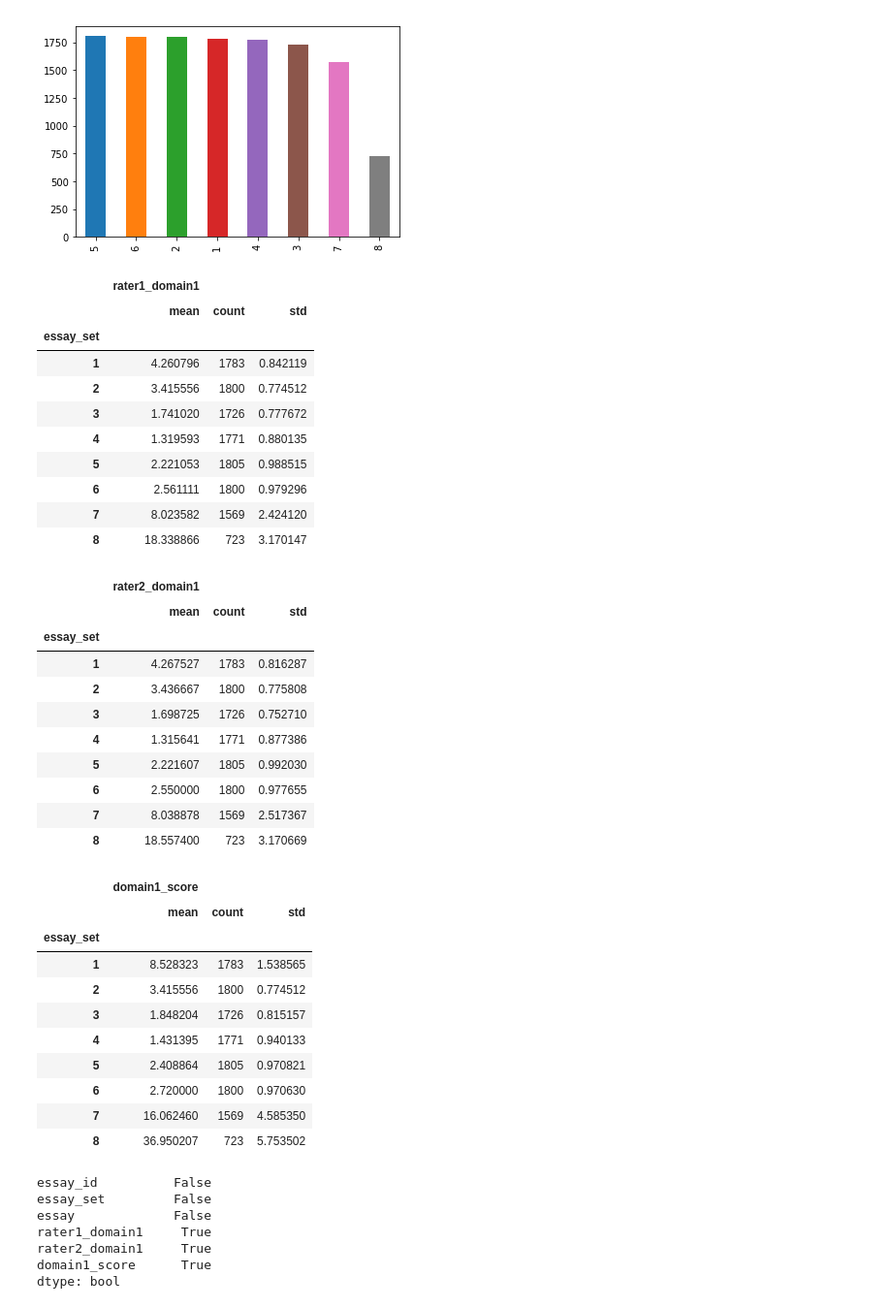
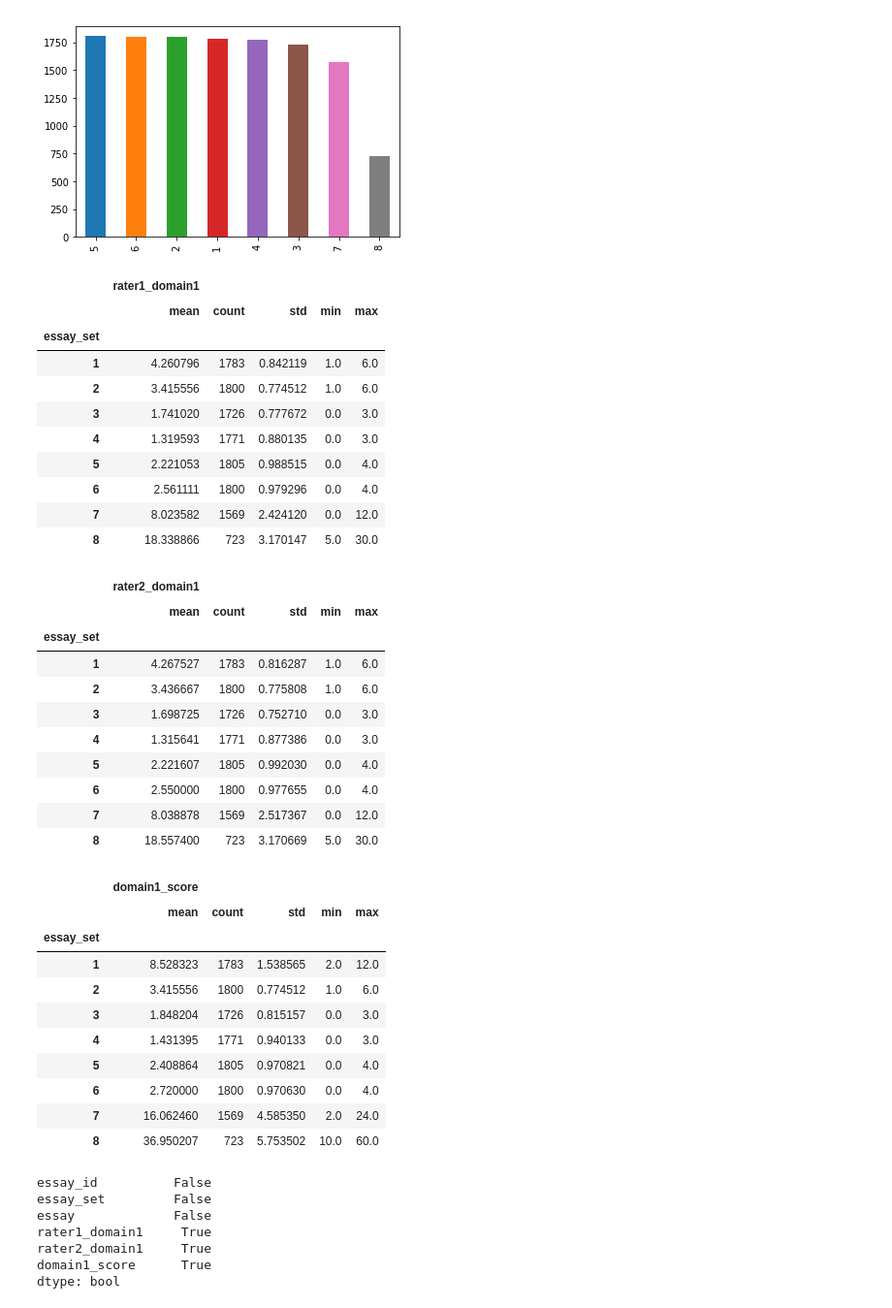
Before and after one commit to kunalrdeshmukh/Essay-Score-Prediction, a Jupyter notebook: Feature_Extraction.ipynb, the cells around one changed output. Shown: that part at 97% size. Cells and saved outputs as stored; diff of their text form; code cells hidden in the pictures.

```diff
--- a/Feature_Extraction.ipynb
+++ b/Feature_Extraction.ipynb
@@ -40,47 +40,47 @@ df['essay_set'].value_counts().plot(kind='bar')
 <matplotlib.axes._subplots.AxesSubplot at 0x...>
 [figure]
 # %%
-df[['essay_set','rater1_domain1']].groupby(['essay_set']).agg(['mean', 'count','std'])
+df[['essay_set','rater1_domain1']].groupby(['essay_set']).agg(['mean', 'count','std','min','max'])
 # %% [output]
-|  | rater1_domain1 |  |  |
-|  | mean | count | std |
-| essay_set |  |  |  |
-| 1 | 4.260796 | 1783 | 0.842119 |
-| 2 | 3.415556 | 1800 | 0.774512 |
-| 3 | 1.741020 | 1726 | 0.777672 |
-| 4 | 1.319593 | 1771 | 0.880135 |
-| 5 | 2.221053 | 1805 | 0.988515 |
-| 6 | 2.561111 | 1800 | 0.979296 |
-| 7 | 8.023582 | 1569 | 2.424120 |
-| 8 | 18.338866 | 723 | 3.170147 |
+|  | rater1_domain1 |  |  |  |  |
+|  | mean | count | std | min | max |
+| essay_set |  |  |  |  |  |
+| 1 | 4.260796 | 1783 | 0.842119 | 1.0 | 6.0 |
+| 2 | 3.415556 | 1800 | 0.774512 | 1.0 | 6.0 |
+| 3 | 1.741020 | 1726 | 0.777672 | 0.0 | 3.0 |
+| 4 | 1.319593 | 1771 | 0.880135 | 0.0 | 3.0 |
+| 5 | 2.221053 | 1805 | 0.988515 | 0.0 | 4.0 |
+| 6 | 2.561111 | 1800 | 0.979296 | 0.0 | 4.0 |
+| 7 | 8.023582 | 1569 | 2.424120 | 0.0 | 12.0 |
+| 8 | 18.338866 | 723 | 3.170147 | 5.0 | 30.0 |
 # %%
-df[['essay_set','rater2_domain1']].groupby(['essay_set']).agg(['mean', 'count','std'])
+df[['essay_set','rater2_domain1']].groupby(['essay_set']).agg(['mean', 'count','std','min','max'])
 # %% [output]
-|  | rater2_domain1 |  |  |
-|  | mean | count | std |
-| essay_set |  |  |  |
-| 1 | 4.267527 | 1783 | 0.816287 |
-| 2 | 3.436667 | 1800 | 0.775808 |
-| 3 | 1.698725 | 1726 | 0.752710 |
-| 4 | 1.315641 | 1771 | 0.877386 |
-| 5 | 2.221607 | 1805 | 0.992030 |
-| 6 | 2.550000 | 1800 | 0.977655 |
-| 7 | 8.038878 | 1569 | 2.517367 |
-| 8 | 18.557400 | 723 | 3.170669 |
+|  | rater2_domain1 |  |  |  |  |
+|  | mean | count | std | min | max |
+| essay_set |  |  |  |  |  |
+| 1 | 4.267527 | 1783 | 0.816287 | 1.0 | 6.0 |
+| 2 | 3.436667 | 1800 | 0.775808 | 1.0 | 6.0 |
+| 3 | 1.698725 | 1726 | 0.752710 | 0.0 | 3.0 |
+| 4 | 1.315641 | 1771 | 0.877386 | 0.0 | 3.0 |
+| 5 | 2.221607 | 1805 | 0.992030 | 0.0 | 4.0 |
+| 6 | 2.550000 | 1800 | 0.977655 | 0.0 | 4.0 |
+| 7 | 8.038878 | 1569 | 2.517367 | 0.0 | 12.0 |
+| 8 | 18.557400 | 723 | 3.170669 | 5.0 | 30.0 |
 # %%
-df[['essay_set','domain1_score']].groupby(['essay_set']).agg(['mean', 'count','std'])
+df[['essay_set','domain1_score']].groupby(['essay_set']).agg(['mean', 'count','std','min','max'])
 # %% [output]
-|  | domain1_score |  |  |
-|  | mean | count | std |
-| essay_set |  |  |  |
-| 1 | 8.528323 | 1783 | 1.538565 |
-| 2 | 3.415556 | 1800 | 0.774512 |
-| 3 | 1.848204 | 1726 | 0.815157 |
-| 4 | 1.431395 | 1771 | 0.940133 |
-| 5 | 2.408864 | 1805 | 0.970821 |
-| 6 | 2.720000 | 1800 | 0.970630 |
-| 7 | 16.062460 | 1569 | 4.585350 |
-| 8 | 36.950207 | 723 | 5.753502 |
+|  | domain1_score |  |  |  |  |
+|  | mean | count | std | min | max |
+| essay_set |  |  |  |  |  |
+| 1 | 8.528323 | 1783 | 1.538565 | 2.0 | 12.0 |
+| 2 | 3.415556 | 1800 | 0.774512 | 1.0 | 6.0 |
+| 3 | 1.848204 | 1726 | 0.815157 | 0.0 | 3.0 |
+| 4 | 1.431395 | 1771 | 0.940133 | 0.0 | 3.0 |
+| 5 | 2.408864 | 1805 | 0.970821 | 0.0 | 4.0 |
+| 6 | 2.720000 | 1800 | 0.970630 | 0.0 | 4.0 |
+| 7 | 16.062460 | 1569 | 4.585350 | 2.0 | 24.0 |
+| 8 | 36.950207 | 723 | 5.753502 | 10.0 | 60.0 |
 # %%
 df.isnull().any()
 # %% [output]
```
Also changed, not shown: parts of 27 cells of this notebook.
